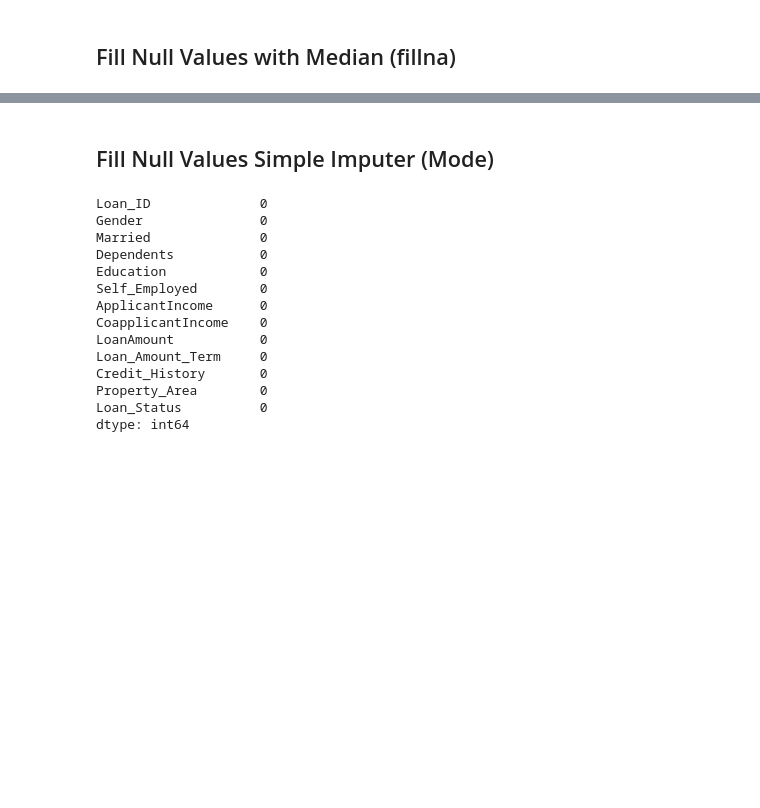
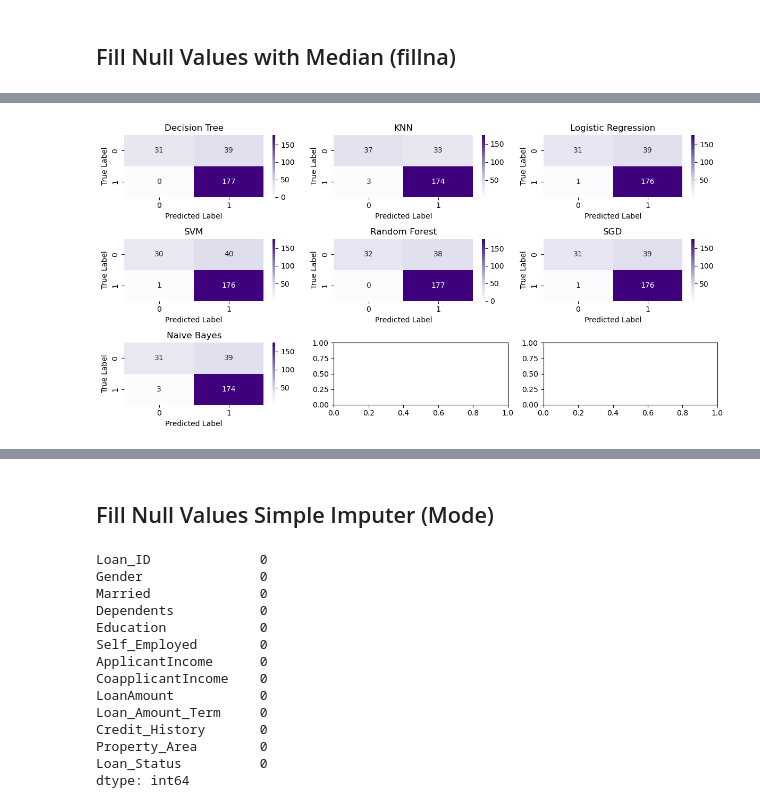
Before and after one commit to MohitPanchasara/Machine-Learning, a Jupyter notebook: Projects/Top 10 benchmark algorithms/Task10_Benchmark_ML_Algorithms.ipynb, the cells around one changed output, grey strips where cells are left out. Cells and saved outputs as stored; diff of their text form; code cells hidden in the pictures; blank space fills up the shorter version.

```diff
--- a/Projects/Top 10 benchmark algorithms/Task10_Benchmark_ML_Algorithms.ipynb
+++ b/Projects/Top 10 benchmark algorithms/Task10_Benchmark_ML_Algorithms.ipynb
@@ -236,0 +387,5 @@ plt.show()
+# %%
+print(f"Test Data before filling null values: \n{df_test.isnull().sum()}")
+df_filled_test = df_test.copy()
+df_filled_test.fillna(df_filled_test.mode().iloc[0], inplace=True)
+print(f"\nTest Data After filling null values: \n{df_filled_test.isnull().sum()}")
@@ -236,0 +432,14 @@ plt.show()
+# %%
+# Define models and hyperparameters
+models = {
+    'Decision Tree': (DecisionTreeClassifier(random_state=17), {'max_depth': [3, 5, 10], 'min_samples_split': [2, 5]}),
+    'KNN': (KNeighborsClassifier(), {'n_neighbors': [3, 5, 7]}),
+    'Logistic Regression': (LogisticRegression(random_state=17), {'C': [0.1, 1, 10], 'max_iter': [100, 200]}),
+    'SVM': (SVC(random_state=17), {'C': [0.1, 1, 10], 'kernel': ['linear', 'rbf']}),
+    'Random Forest': (RandomForestClassifier(random_state=17), {'n_estimators': [50, 100], 'max_depth': [5, 10]}),
+    'SGD': (SGDClassifier(random_state=17), {'alpha': [0.0001, 0.001], 'max_iter': [1000]}),
+    'Naive Bayes': (GaussianNB(), {})
+}
+
+results_1 = {}
+trained_models_1 = {}
@@ -236,0 +525,5 @@ plt.show()
+# %%
+for model, result in results_1.items():
+    print(f"\nModel: {model}")
+    for key, value in result.items():
+        print(f"{key}: {value}")
@@ -236,0 +548,19 @@ plt.show()
+# %%
+# Plot confusion matrices
+def plot_confusion_matrices(results_1):
+    fig, axes = plt.subplots(3, 3, figsize=(12, 6))
+    axes = axes.flatten()
+
+    for i, (model_name, result) in enumerate(results_1.items()):
+        conf_matrix = result['Confusion Matrix']
+        sns.heatmap(conf_matrix, annot=True, fmt='d', cmap='Purples', ax=axes[i])
+        axes[i].set_title(model_name)
+        axes[i].set_xlabel('Predicted Label')
+        axes[i].set_ylabel('True Label')
+
+    plt.tight_layout()
+    plt.show()
+
+plot_confusion_matrices(results_1)
+# %% [output]
+[figure, added]
```
Also changed, not shown: parts of 62 cells of this notebook, 2 other files.
